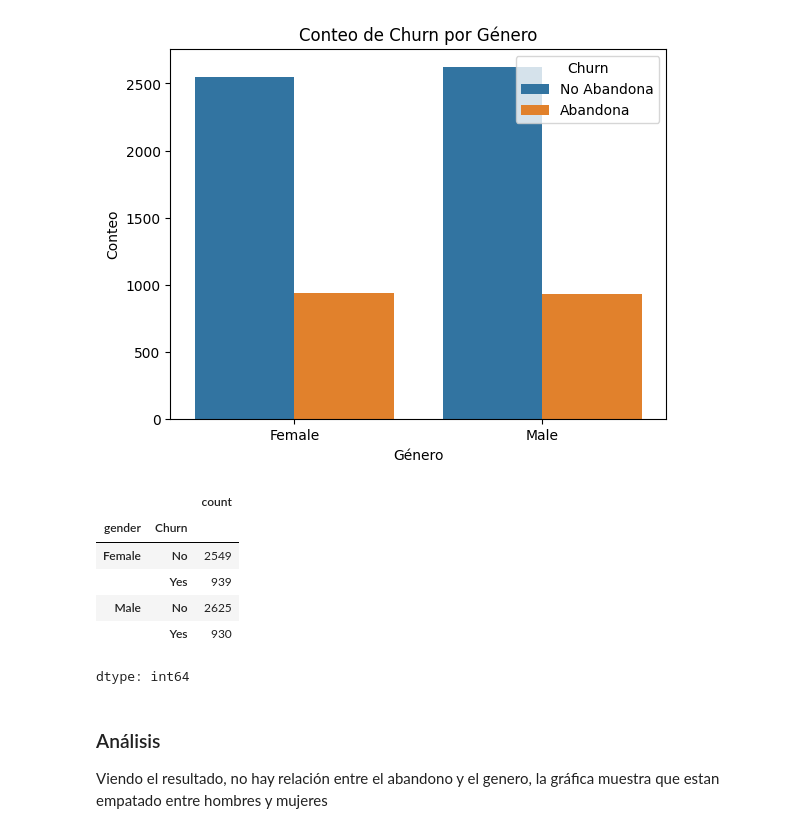
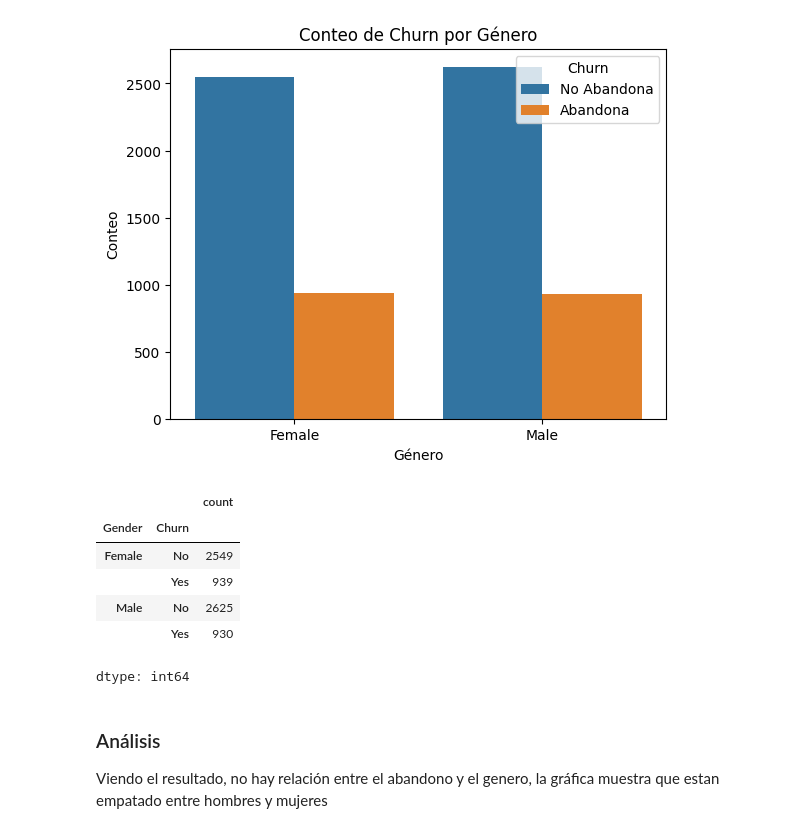
Before and after one commit to Cristiand056/Alura_Teleconx_LATAM, a Jupyter notebook: TelecomX_LATAM.ipynb, the cells around one changed output. Saved outputs shown, nothing was run; the diff lists cells and outputs as text; code cells hidden in the pictures.

```diff
--- a/TelecomX_LATAM.ipynb
+++ b/TelecomX_LATAM.ipynb
@@ -149,5 +149,7 @@ df_completo.describe()
 | max | 1.000000 | 72.000000 | 118.750000 | 8684.800000 |
 # %%
 df_completo.rename(columns={'Charges.Total': 'ChargesTotal',
-                    'Charges.Monthly':'ChargesMonthly'}, inplace=True)
+                    'Charges.Monthly':'ChargesMonthly',
+                    'gender': 'Gender',
+                    'tenure': 'Tenure'}, inplace=True)
 # %%
@@ -185,11 +187,11 @@ plt.show()
 # %% [output]
 [figure]
 # %%
-churn_prop = df_completo.groupby('gender')['Churn'].value_counts()
+churn_prop = df_completo.groupby('Gender')['Churn'].value_counts()
 churn_prop
 # %% [output]
 |  |  | count |
-| gender | Churn |  |
+| Gender | Churn |  |
 | Female | No | 2549 |
 |  | Yes | 939 |
 | Male | No | 2625 |
```
Also changed, not shown: parts of 9 cells of this notebook.
